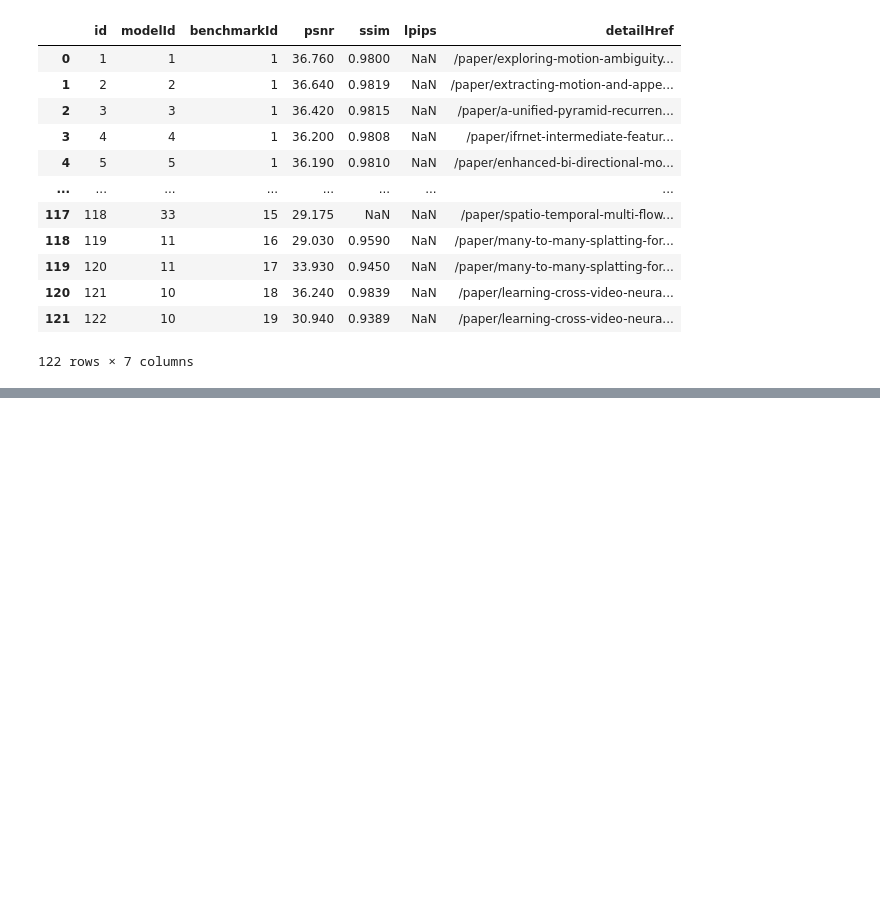
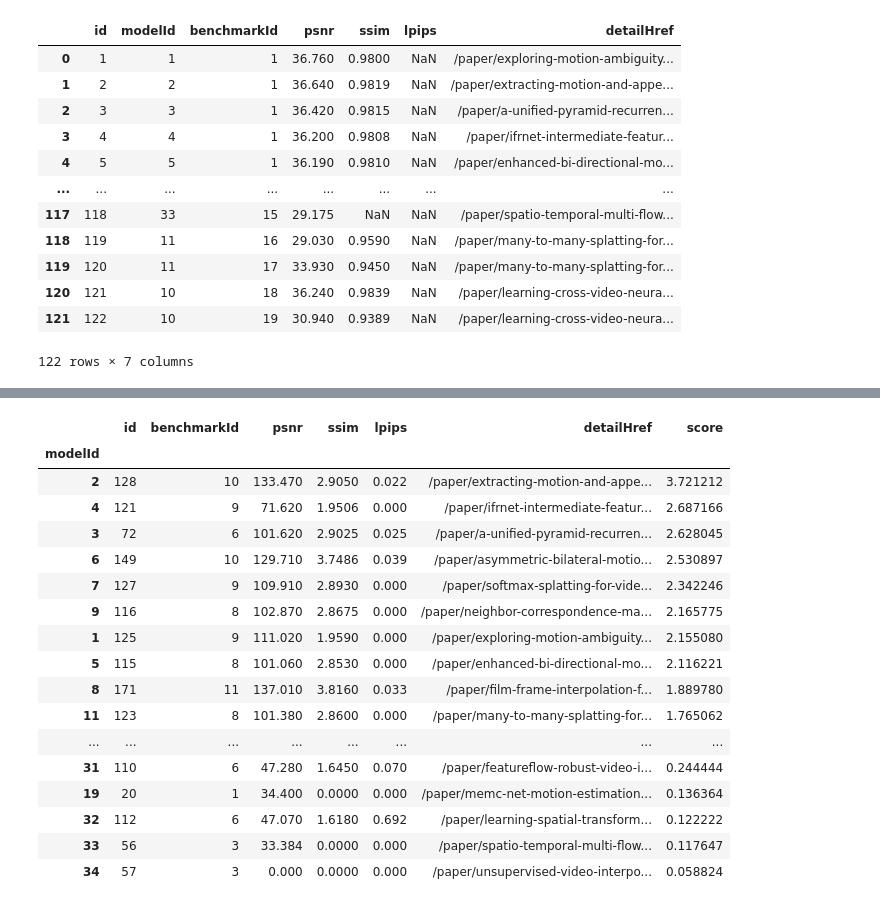
Before and after one commit to anetakahle/scrape-ml, a Jupyter notebook: scratch.ipynb, the cells around one changed output, grey strips where cells are left out. Cells and saved outputs as stored; diff of their text form; code cells hidden in the pictures; blank space fills up the shorter version.

```diff
--- a/scratch.ipynb
+++ b/scratch.ipynb
@@ -68,0 +50,6 @@ top10 = []
+# %%
+benchmark_dict = {}
+for bench_id in df_model2benchmarks.benchmarkId.unique():
+    #if model_id not in benchmark_dict:
+    benchmark_dict[bench_id] = df_model2benchmarks[df_model2benchmarks['benchmarkId'] == bench_id]
+print(benchmark_dict)
@@ -68,0 +123,23 @@ top10 = []
+# %%
+df_final = df_final.groupby('modelId').sum()
+df_final.sort_values(by=['score'], ascending=False, inplace=True)
+df_final
+# %% [output]
+|  | id | benchmarkId | psnr | ssim | lpips | detailHref | score |
+| modelId |  |  |  |  |  |  |  |
+| 2 | 128 | 10 | 133.470 | 2.9050 | 0.022 | /paper/extracting-motion-and-appe... | 3.721212 |
+| 4 | 121 | 9 | 71.620 | 1.9506 | 0.000 | /paper/ifrnet-intermediate-featur... | 2.687166 |
+| 3 | 72 | 6 | 101.620 | 2.9025 | 0.025 | /paper/a-unified-pyramid-recurren... | 2.628045 |
+| 6 | 149 | 10 | 129.710 | 3.7486 | 0.039 | /paper/asymmetric-bilateral-motio... | 2.530897 |
+| 7 | 127 | 9 | 109.910 | 2.8930 | 0.000 | /paper/softmax-splatting-for-vide... | 2.342246 |
+| 9 | 116 | 8 | 102.870 | 2.8675 | 0.000 | /paper/neighbor-correspondence-ma... | 2.165775 |
+| 1 | 125 | 9 | 111.020 | 1.9590 | 0.000 | /paper/exploring-motion-ambiguity... | 2.155080 |
+| 5 | 115 | 8 | 101.060 | 2.8530 | 0.000 | /paper/enhanced-bi-directional-mo... | 2.116221 |
+| 8 | 171 | 11 | 137.010 | 3.8160 | 0.033 | /paper/film-frame-interpolation-f... | 1.889780 |
+| 11 | 123 | 8 | 101.380 | 2.8600 | 0.000 | /paper/many-to-many-splatting-for... | 1.765062 |
+| ... | ... | ... | ... | ... | ... | ... | ... |
+| 31 | 110 | 6 | 47.280 | 1.6450 | 0.070 | /paper/featureflow-robust-video-i... | 0.244444 |
+| 19 | 20 | 1 | 34.400 | 0.0000 | 0.000 | /paper/memc-net-motion-estimation... | 0.136364 |
+| 32 | 112 | 6 | 47.070 | 1.6180 | 0.692 | /paper/learning-spatial-transform... | 0.122222 |
+| 33 | 56 | 3 | 33.384 | 0.0000 | 0.000 | /paper/spatio-temporal-multi-flow... | 0.117647 |
+| 34 | 57 | 3 | 0.000 | 0.0000 | 0.000 | /paper/unsupervised-video-interpo... | 0.058824 |
```
Also changed, not shown: parts of 12 cells of this notebook.
